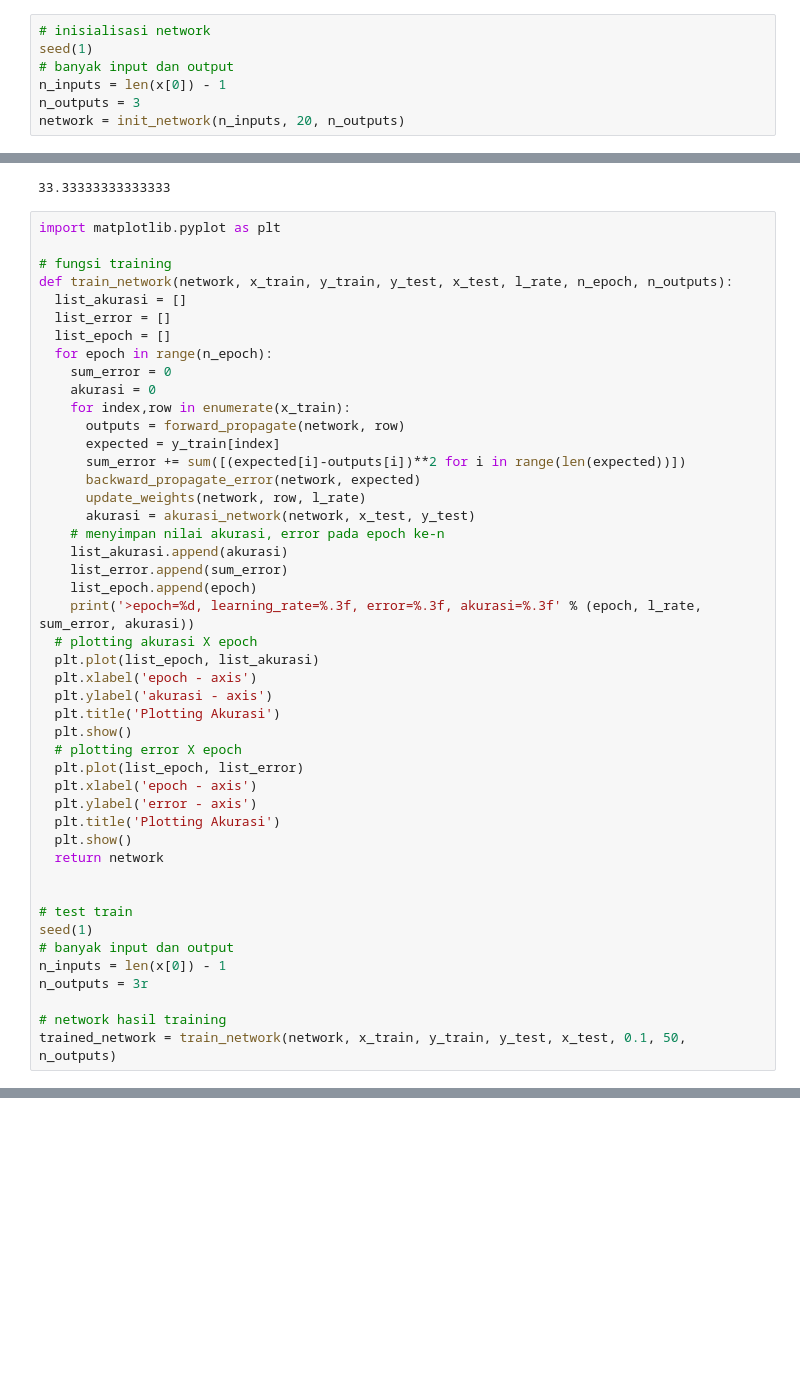
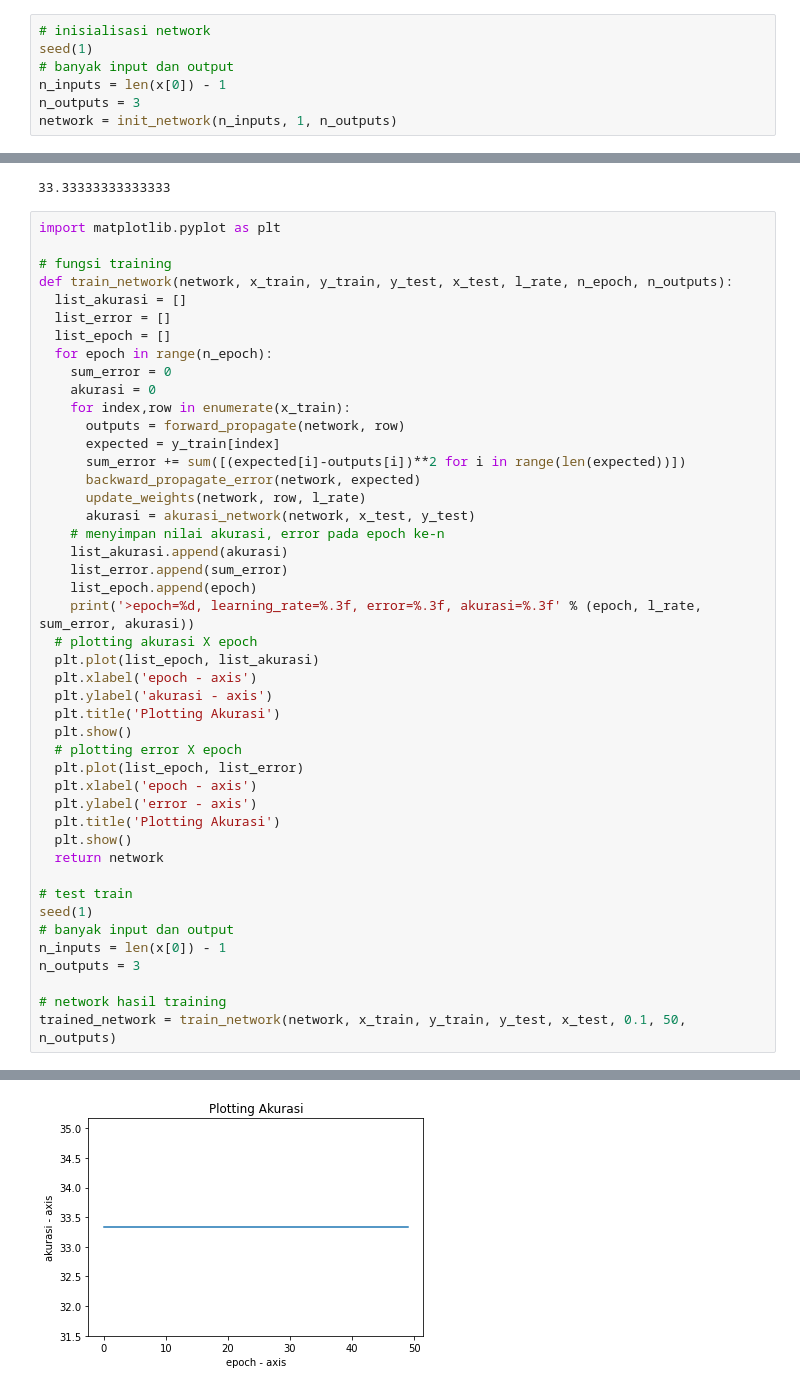
Before and after one commit to Kveline/image-classification, a Jupyter notebook: image_classification.ipynb, the cells around one changed output, grey strips where cells are left out. Drawn from its saved outputs; the diff is of its cells as text; blank space fills up the shorter version.

```diff
--- a/image_classification.ipynb
+++ b/image_classification.ipynb
@@ -270,7 +270,7 @@ seed(1)
 # banyak input dan output
 n_inputs = len(x[0]) - 1
 n_outputs = 3
-network = init_network(n_inputs, 20, n_outputs)
+network = init_network(n_inputs, 1, n_outputs)
 # %%
 # max function
 def find_max(arr):
@@ -389,12 +389,11 @@ def train_network(network, x_train, y_train, y_test, x_test, l_rate, n_epoch, n_
   plt.show()
   return network
 
-
 # test train
 seed(1)
 # banyak input dan output
 n_inputs = len(x[0]) - 1
-n_outputs = 3r
+n_outputs = 3
 
 # network hasil training
 trained_network = train_network(network, x_train, y_train, y_test, x_test, 0.1, 50, n_outputs)
@@ -403,0 +418 @@ KeyboardInterrupt:
+[figure, added]
```
Also changed, not shown: parts of 3 cells of this notebook.
